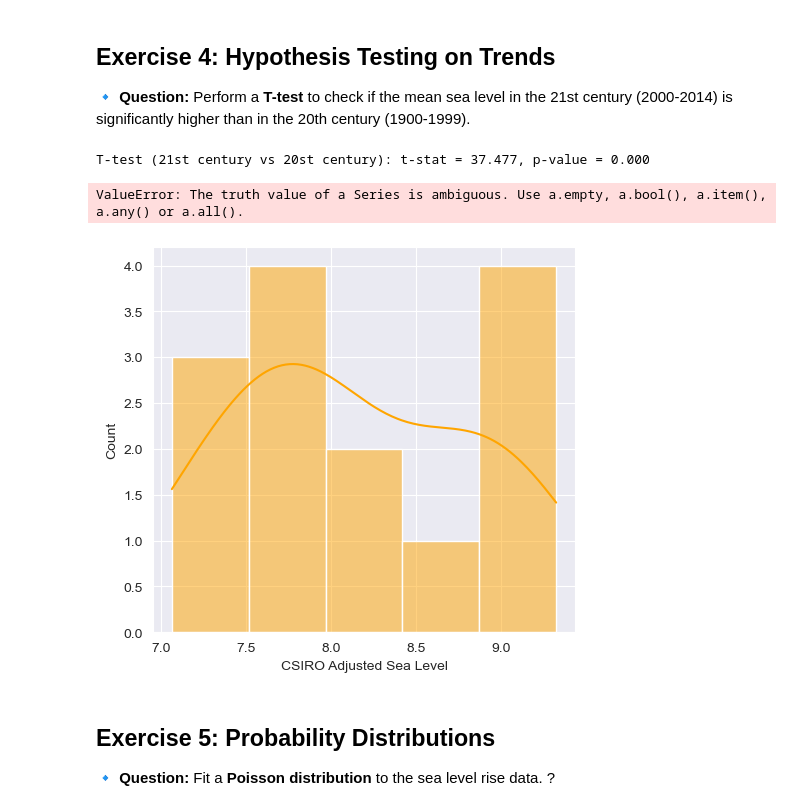
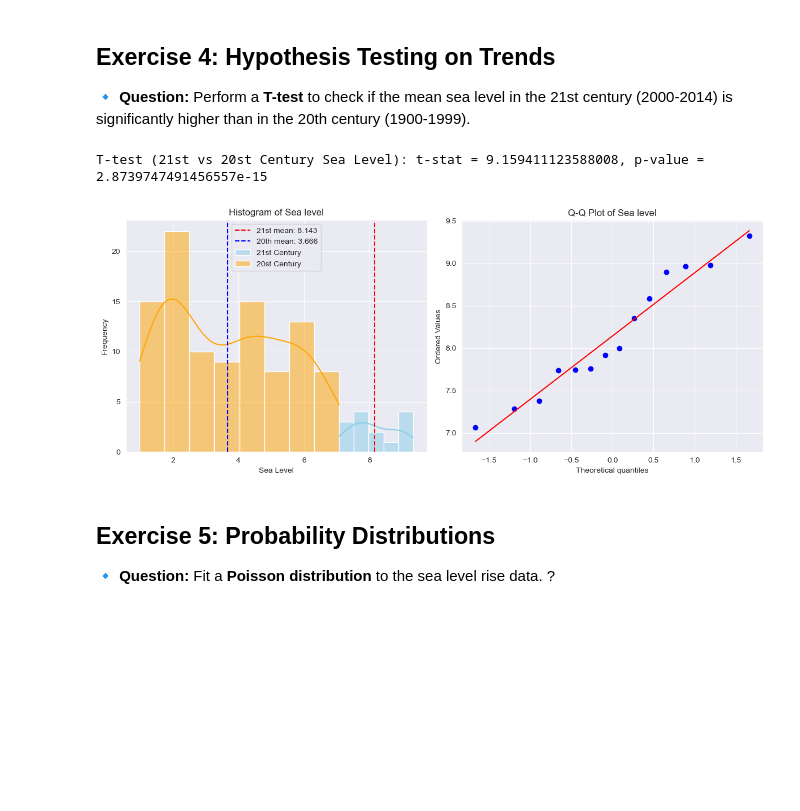
Before and after one commit to 01Qin/DataAnalytics, a Jupyter notebook: week 4/practice 4.ipynb, the cells around one changed output. Saved outputs shown, nothing was run; the diff lists cells and outputs as text; code cells hidden in the pictures; blank space fills up the shorter version.

```diff
--- a/week 4/practice 4.ipynb
+++ b/week 4/practice 4.ipynb
@@ -92,47 +92,47 @@ plt.show()
 ## **Exercise 4: Hypothesis Testing on Trends**
 🔹 **Question:** Perform a **T-test** to check if the mean sea level in the 21st century (2000-2014) is significantly higher than in the 20th century (1900-1999).
 # %%
+from scipy.stats import ttest_ind
+
 # Your code here:
 # check if the mean sea level in the 21st century (2000-2014) is significantly higher than in the 20th century (1900-1999)
 
 # Extract the first 29 days of Monero prices
 xs21 = df[(df['Year'] >= 2000) & (df['Year'] <= 2014)]['CSIRO Adjusted Sea Level']
 xs20 = df[(df['Year'] >= 1900) & (df['Year'] <= 1999)]['CSIRO Adjusted Sea Level']
 
-# Calculate the mean of this 29-day sample (optional, for context)
-xs21_mean = xs21.mean()
-# xs20_mean = xs20.mean()
 
 # Perform a t-test: is the mean sea level in the 21st century (2000-2014) is significantly higher than in the 20th century (1900-1999)?
-t_stat_xs21, p_val_xs21 = ttest_1samp(xs21, popmean=1)
+t_stat, p_val = ttest_ind(xs21, xs20)
 
 # Display test statistic and p-value
-print(f"\nT-test (21st century vs 20st century): t-stat = {t_stat_xs21:.3f}, p-value = {p_val_xs21:.3f}")
+print(f"\nT-test (21st vs 20st Century Sea Level): t-stat = {t_stat}, p-value = {p_val}")
 
 plt.figure(figsize=(12, 5))
 
 # Histogram + KDE for the 21st century
 plt.subplot(1, 2, 1)
-sns.histplot(xs21, kde=True, color='orange')
-plt.axvline(xs20, color='red', linestyle='--', label="20th (comparison mean)")
+sns.histplot(xs21, kde=True, color='skyblue', label='21st Century')
+sns.histplot(xs20, kde=True, color='orange', label='20st Century')
+plt.axvline(xs21.mean(), color='red', linestyle='--', label=f"21st mean: {xs21.mean():.3f}")
+plt.axvline(xs20.mean(), color='blue', linestyle='--', label=f"20th mean: {xs20.mean():.3f}" )
 plt.title("Histogram of Sea level")
 plt.xlabel("Sea Level")
 plt.ylabel("Frequency")
 plt.legend()
 
 # Q-Q plot to check for normality of the sample (assumption for t-test)
 plt.subplot(1, 2, 2)
 import scipy.stats as stats
 stats.probplot(xs21, dist="norm", plot=plt)
 plt.title("Q-Q Plot of Sea level")
 
 # Adjust layout for a clean display
 plt.tight_layout()
 plt.show()
 # %% [output]
-T-test (21st century vs 20st century): t-stat = 37.477, p-value = 0.000
+T-test (21st vs 20st Century Sea Level): t-stat = 9.159411123588008, p-value = 2.8739747491456557e-15
-ValueError: The truth value of a Series is ambiguous. Use a.empty, a.bool(), a.item(), a.any() or a.all().
-[figure, old version]
+[figure, new version]
 # %% [markdown]
 ## **Exercise 5: Probability Distributions**
 🔹 **Question:** Fit a **Poisson distribution** to the sea level rise data. ?
```
